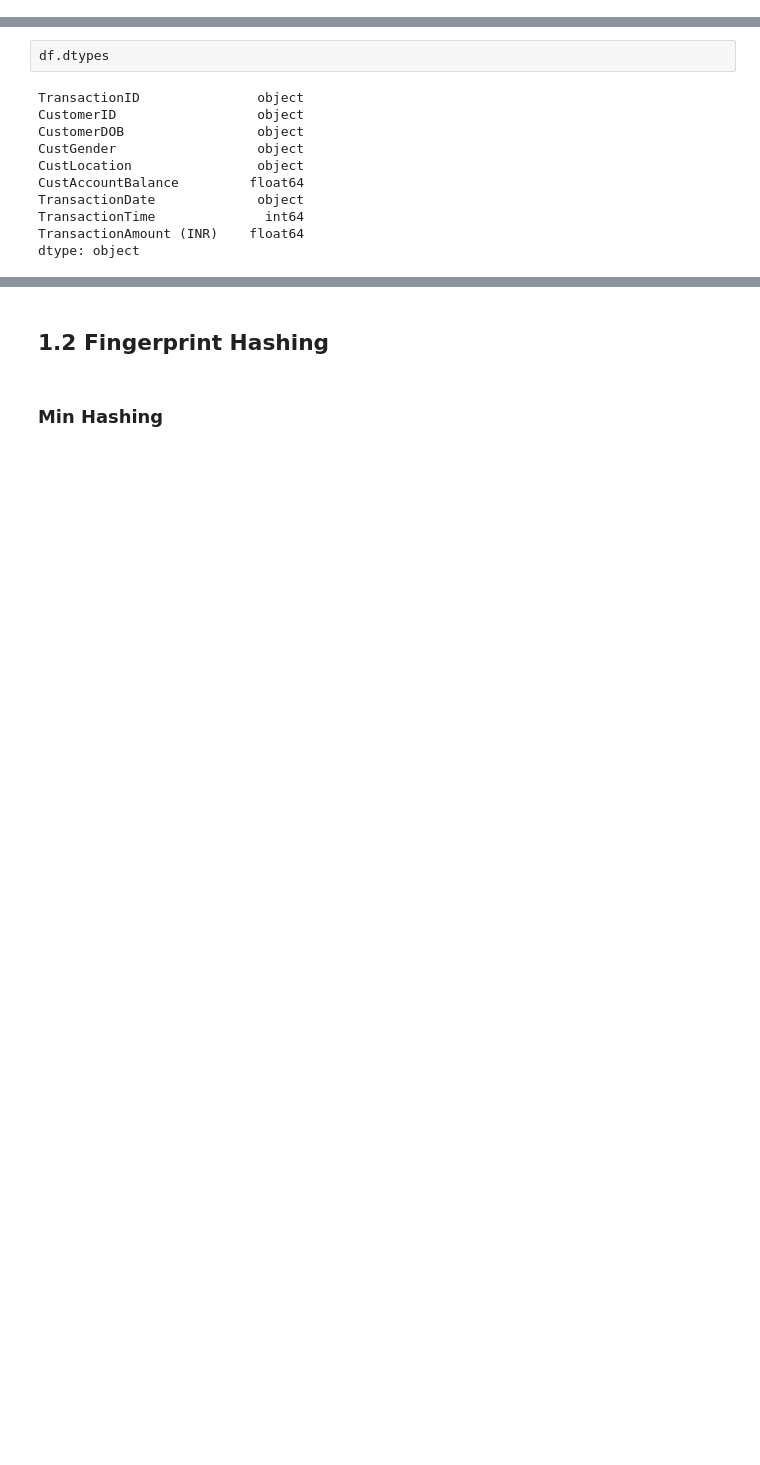
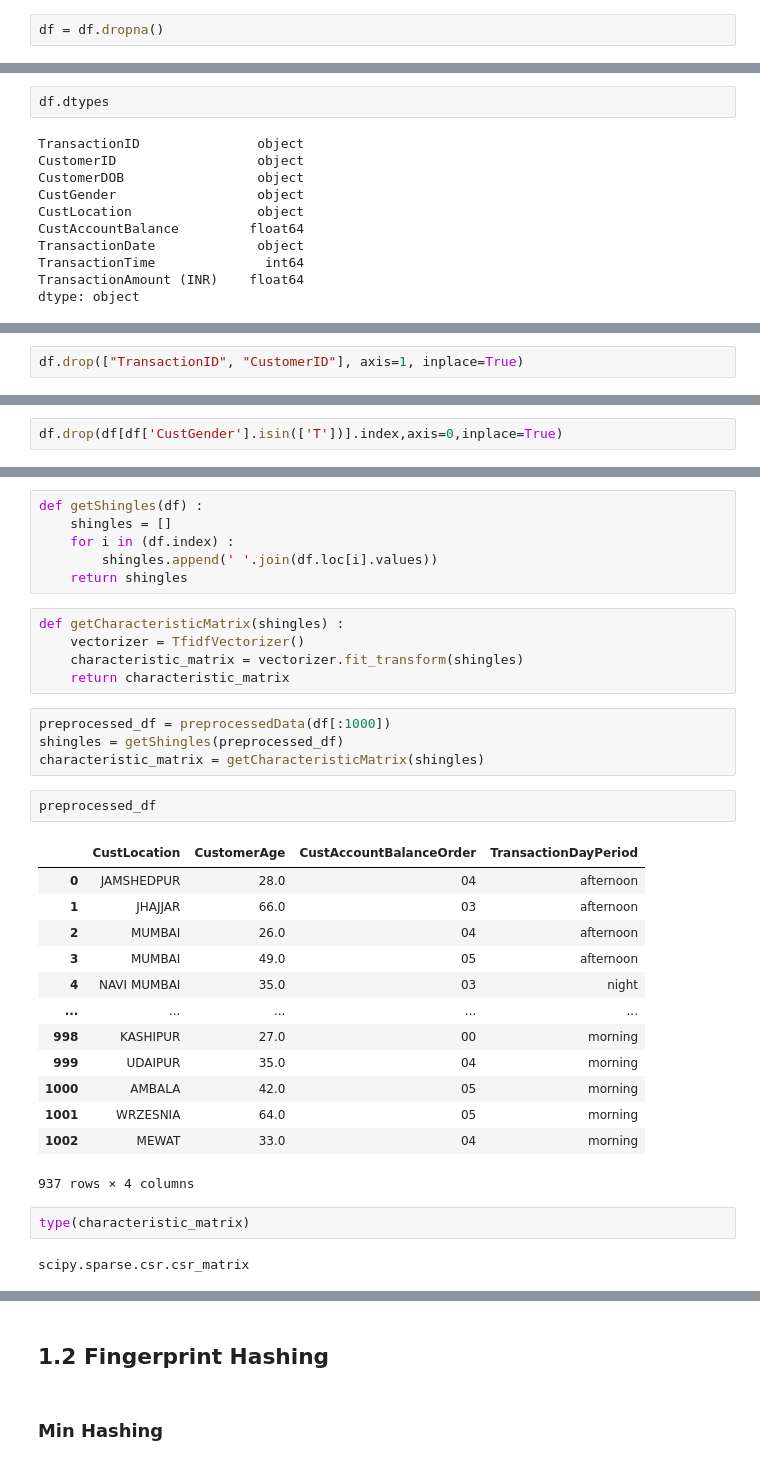
Before and after one commit to YassHarrach/ADM-HW4, a Jupyter notebook: main.ipynb, the cells around one changed output, grey strips where cells are left out. Saved outputs shown, nothing was run; the diff lists cells and outputs as text; blank space fills up the shorter version.

```diff
--- a/main.ipynb
+++ b/main.ipynb
@@ -21,0 +39,2 @@ df.head()
+# %%
+df = df.dropna()
@@ -39,0 +86,2 @@ sum(list(data['TransactionAmount (INR)']))
+# %%
+df.drop(["TransactionID", "CustomerID"], axis=1, inplace=True)
@@ -39,0 +106,2 @@ sum(list(data['TransactionAmount (INR)']))
+# %%
+df.drop(df[df['CustGender'].isin(['T'])].index,axis=0,inplace=True)
@@ -39,0 +161,35 @@ sum(list(data['TransactionAmount (INR)']))
+# %%
+def getShingles(df) :
+    shingles = []
+    for i in (df.index) :
+        shingles.append(' '.join(df.loc[i].values))
+    return shingles
+# %%
+def getCharacteristicMatrix(shingles) :
+    vectorizer = TfidfVectorizer()
+    characteristic_matrix = vectorizer.fit_transform(shingles)
+    return characteristic_matrix
+# %%
+preprocessed_df = preprocessedData(df[:1000])
+shingles = getShingles(preprocessed_df)
+characteristic_matrix = getCharacteristicMatrix(shingles)
+# %%
+preprocessed_df
+# %% [output]
+|  | CustLocation | CustomerAge | CustAccountBalanceOrder | TransactionDayPeriod |
+| 0 | JAMSHEDPUR | 28.0 | 04 | afternoon |
+| 1 | JHAJJAR | 66.0 | 03 | afternoon |
+| 2 | MUMBAI | 26.0 | 04 | afternoon |
+| 3 | MUMBAI | 49.0 | 05 | afternoon |
+| 4 | NAVI MUMBAI | 35.0 | 03 | night |
+| ... | ... | ... | ... | ... |
+| 998 | KASHIPUR | 27.0 | 00 | morning |
+| 999 | UDAIPUR | 35.0 | 04 | morning |
+| 1000 | AMBALA | 42.0 | 05 | morning |
+| 1001 | WRZESNIA | 64.0 | 05 | morning |
+| 1002 | MEWAT | 33.0 | 04 | morning |
+937 rows × 4 columns
+# %%
+type(characteristic_matrix)
+# %% [output]
+scipy.sparse.csr.csr_matrix
```
Also changed, not shown: parts of 45 cells of this notebook.
